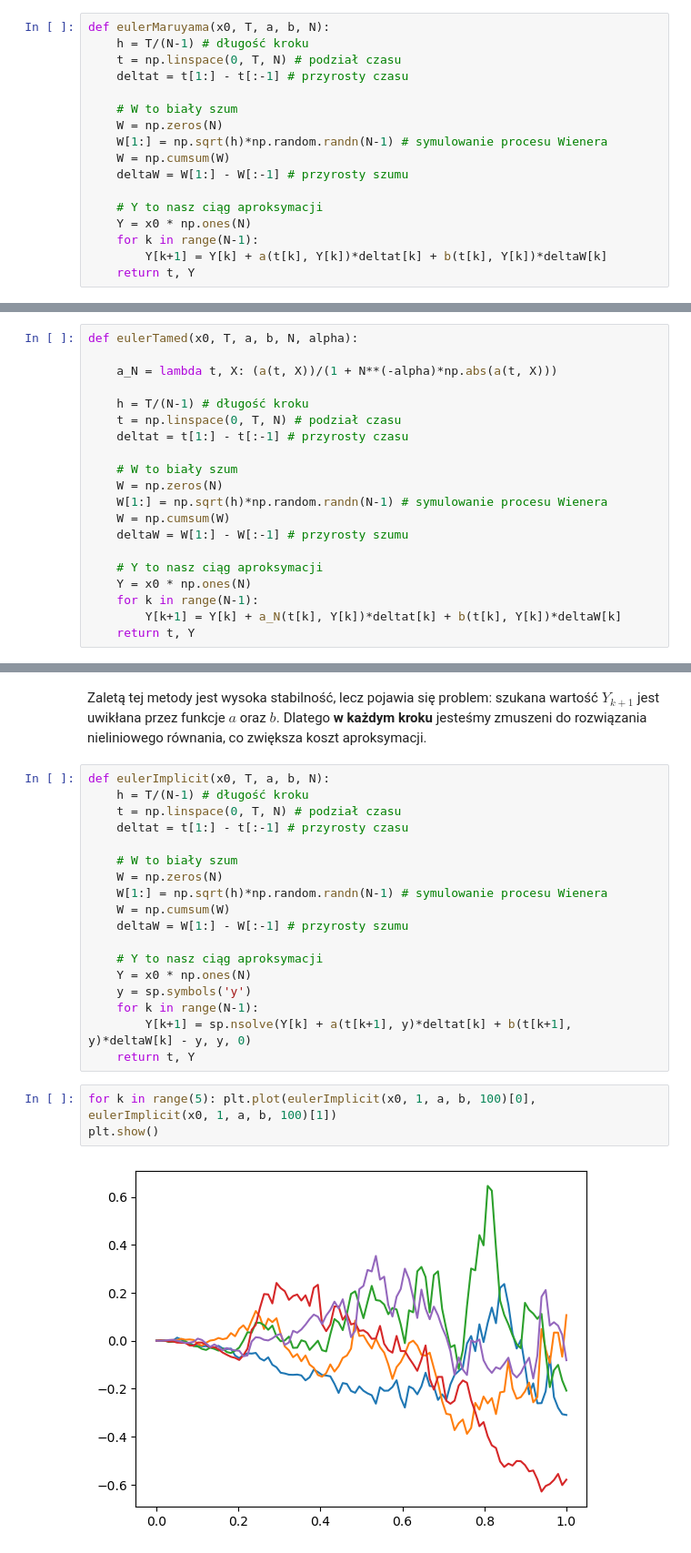
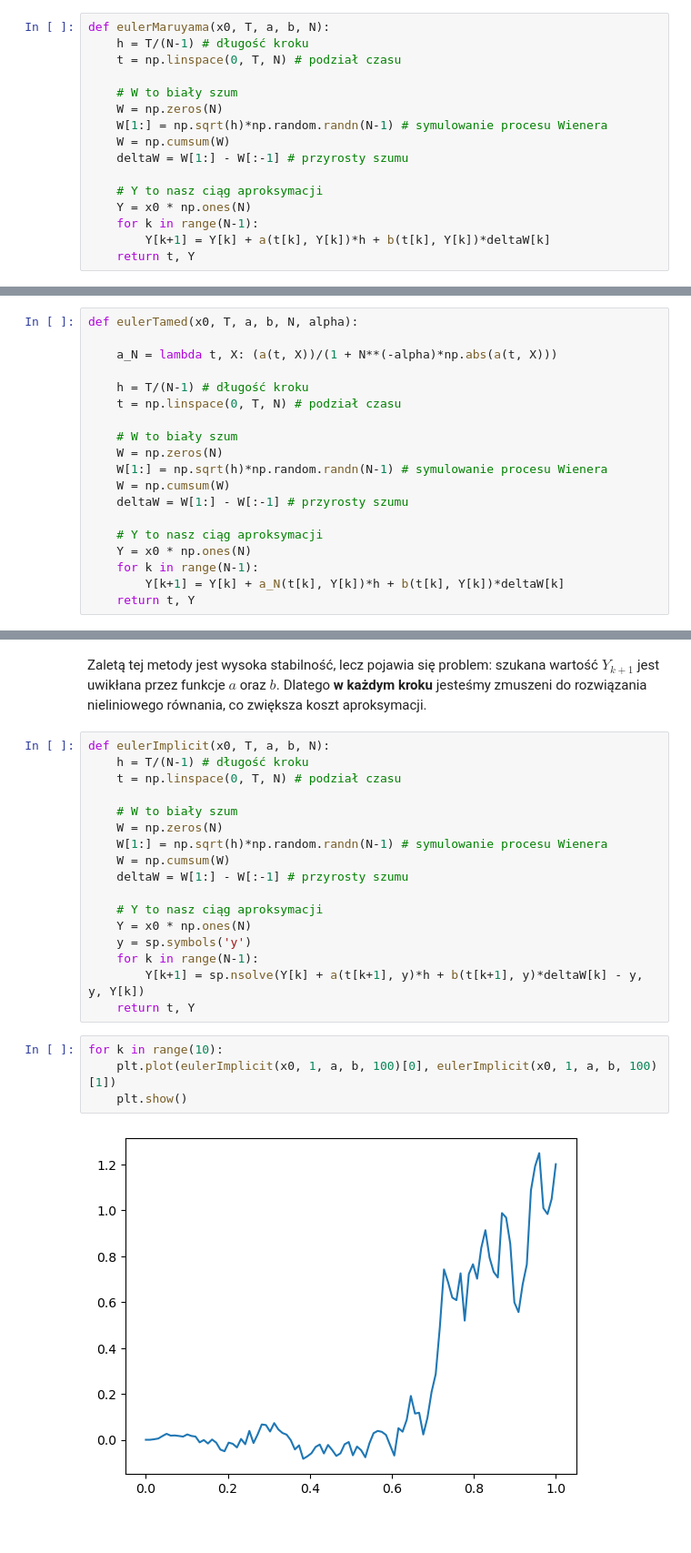
Before and after one commit to Hel4r/MNSRR-projekt-zaliczeniowy, a Jupyter notebook: symulacja.ipynb, the cells around one changed output, grey strips where cells are left out. Shown at 91% size. Cells and saved outputs as stored; diff of their text form.

```diff
--- a/symulacja.ipynb
+++ b/symulacja.ipynb
@@ -26,7 +26,6 @@ import sympy as sp
 def eulerMaruyama(x0, T, a, b, N):
     h = T/(N-1) # długość kroku
     t = np.linspace(0, T, N) # podział czasu
-    deltat = t[1:] - t[:-1] # przyrosty czasu
 
     # W to biały szum
     W = np.zeros(N)
@@ -37,7 +36,7 @@ def eulerMaruyama(x0, T, a, b, N):
     # Y to nasz ciąg aproksymacji
     Y = x0 * np.ones(N)
     for k in range(N-1):
-        Y[k+1] = Y[k] + a(t[k], Y[k])*deltat[k] + b(t[k], Y[k])*deltaW[k]
+        Y[k+1] = Y[k] + a(t[k], Y[k])*h + b(t[k], Y[k])*deltaW[k]
     return t, Y
 # %% [markdown]
 **POSKROMIONY SCHEMAT EULERA**
@@ -64,7 +63,6 @@ def eulerTamed(x0, T, a, b, N, alpha):
 
     h = T/(N-1) # długość kroku
     t = np.linspace(0, T, N) # podział czasu
-    deltat = t[1:] - t[:-1] # przyrosty czasu
 
     # W to biały szum
     W = np.zeros(N)
@@ -75,7 +73,7 @@ def eulerTamed(x0, T, a, b, N, alpha):
     # Y to nasz ciąg aproksymacji
     Y = x0 * np.ones(N)
     for k in range(N-1):
-        Y[k+1] = Y[k] + a_N(t[k], Y[k])*deltat[k] + b(t[k], Y[k])*deltaW[k]
+        Y[k+1] = Y[k] + a_N(t[k], Y[k])*h + b(t[k], Y[k])*deltaW[k]
     return t, Y
 # %% [markdown]
 Określenie parametrów modelu:
@@ -143,7 +141,6 @@ Zaletą tej metody jest wysoka stabilność, lecz pojawia się problem: szukana
 def eulerImplicit(x0, T, a, b, N):
     h = T/(N-1) # długość kroku
     t = np.linspace(0, T, N) # podział czasu
-    deltat = t[1:] - t[:-1] # przyrosty czasu
 
     # W to biały szum
     W = np.zeros(N)
@@ -155,10 +152,11 @@ def eulerImplicit(x0, T, a, b, N):
     Y = x0 * np.ones(N)
     y = sp.symbols('y')
     for k in range(N-1):
-        Y[k+1] = sp.nsolve(Y[k] + a(t[k+1], y)*deltat[k] + b(t[k+1], y)*deltaW[k] - y, y, 0)
+        Y[k+1] = sp.nsolve(Y[k] + a(t[k+1], y)*h + b(t[k+1], y)*deltaW[k] - y, y, Y[k])
     return t, Y
 # %%
-for k in range(5): plt.plot(eulerImplicit(x0, 1, a, b, 100)[0], eulerImplicit(x0, 1, a, b, 100)[1])
-plt.show()
+for k in range(10):
+    plt.plot(eulerImplicit(x0, 1, a, b, 100)[0], eulerImplicit(x0, 1, a, b, 100)[1])
+    plt.show()
 # %% [output]
-[figure, old version]
+[figure, new version]
```
Also changed, not shown: parts of 4 cells of this notebook.
